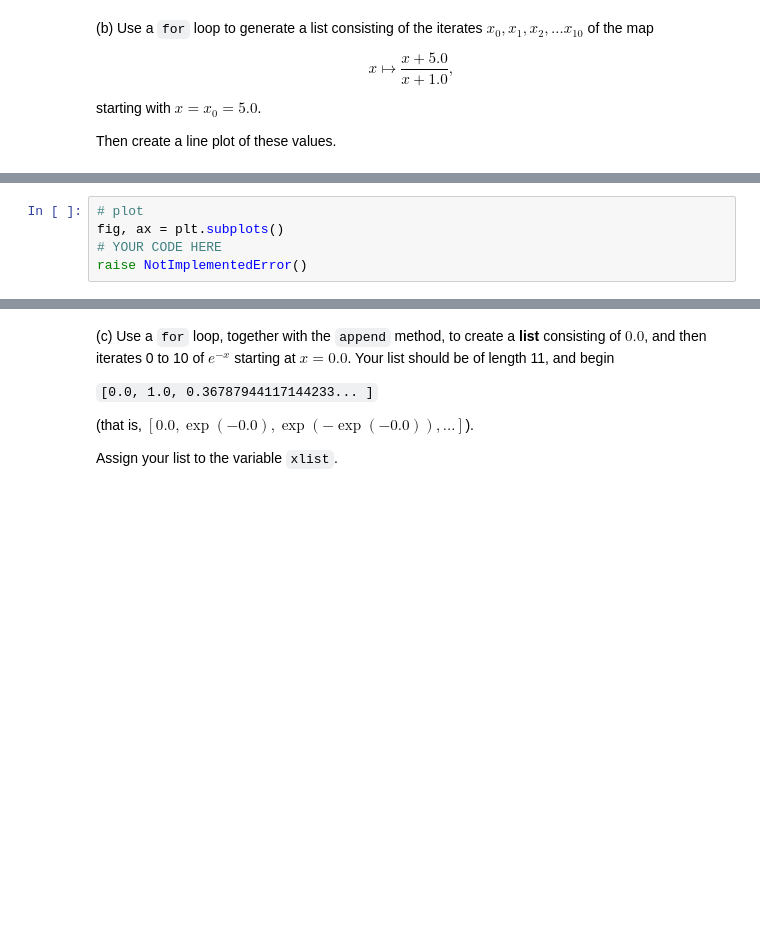
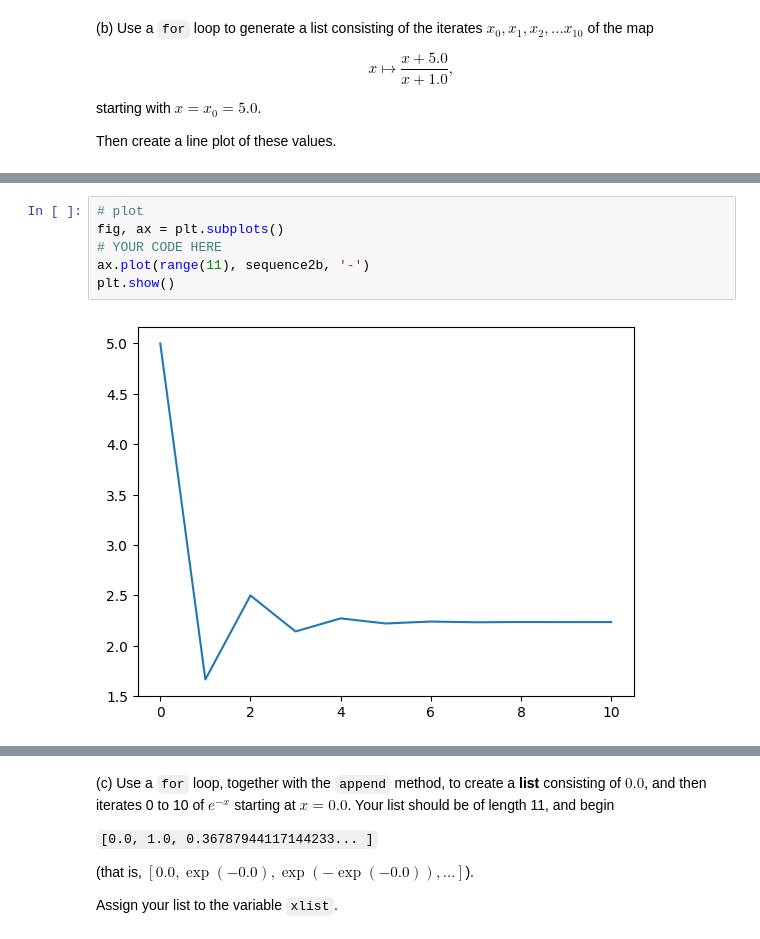
Before and after one commit to Imperial-MATH40006/term1-week7-afj4l, a Jupyter notebook: term1week7.ipynb, the cells around one changed output, grey strips where cells are left out. Saved outputs shown, nothing was run; the diff lists cells and outputs as text; blank space fills up the shorter version.

```diff
--- a/term1week7.ipynb
+++ b/term1week7.ipynb
@@ -245,8 +279,11 @@ question2b(sequence2b)
 # %%
 # plot
 fig, ax = plt.subplots()
 # YOUR CODE HERE
-raise NotImplementedError()
+ax.plot(range(11), sequence2b, '-')
+plt.show()
+# %% [output]
+[figure, added]
 # %%
 # 1 Mark
 _globals = globals()
```
Also changed, not shown: parts of 34 cells of this notebook.
